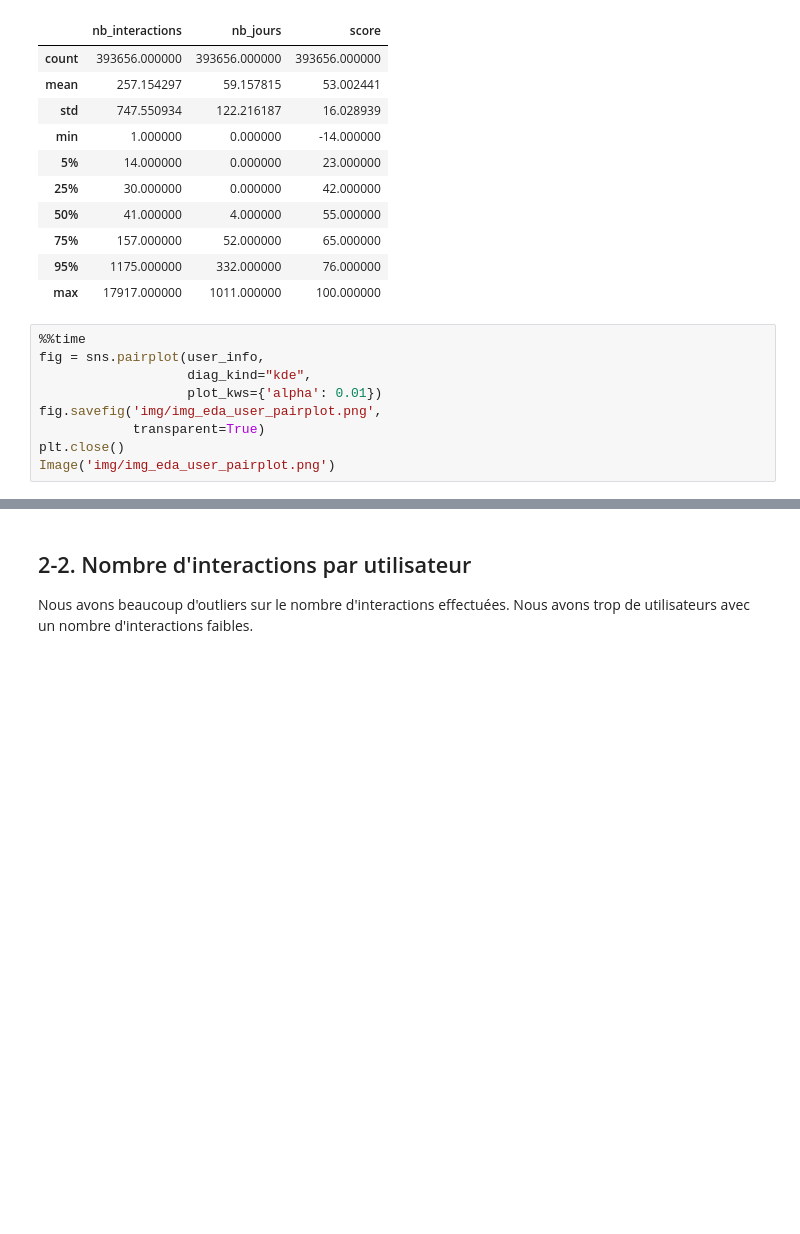
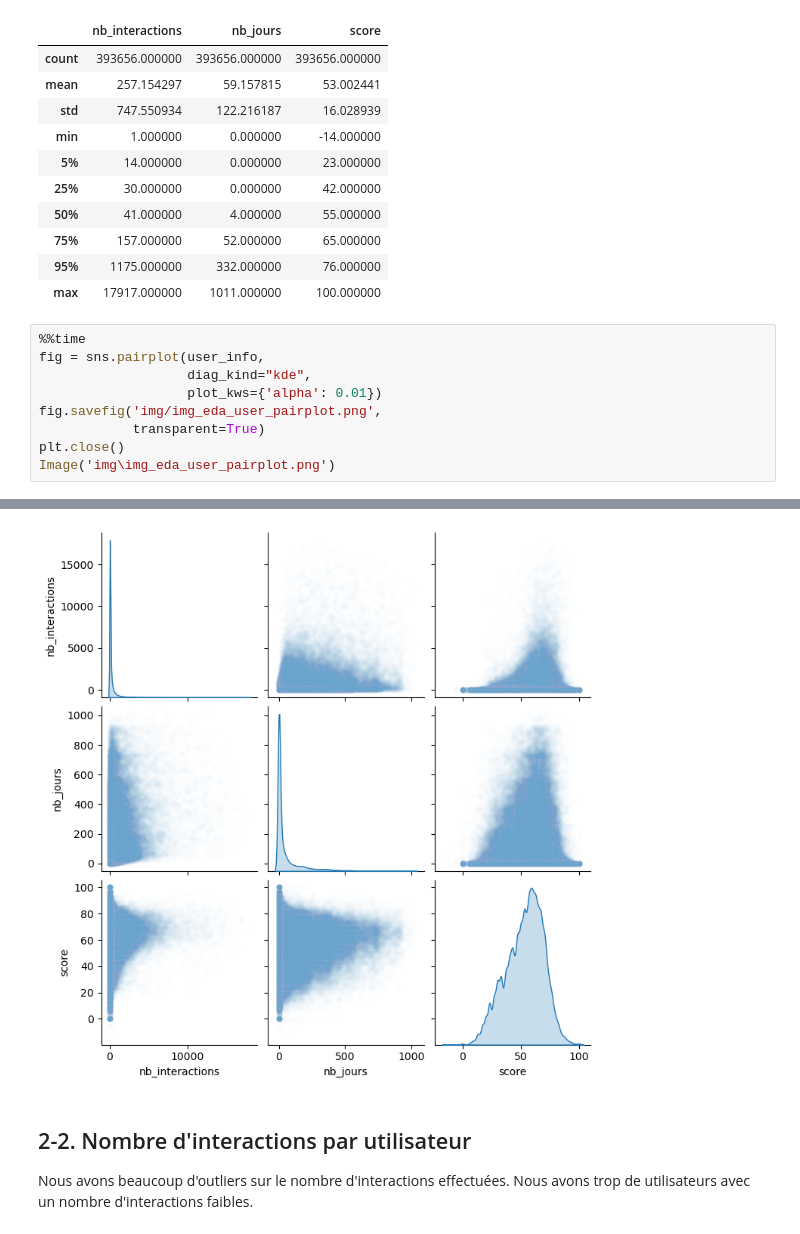
Before and after one commit to Adrian1903/Participez-a-une-competition-Kaggle, a Jupyter notebook: dev/01_nettoyage.ipynb, the cells around one changed output, grey strips where cells are left out. Saved outputs shown, nothing was run; the diff lists cells and outputs as text; blank space fills up the shorter version.

```diff
--- a/dev/01_nettoyage.ipynb
+++ b/dev/01_nettoyage.ipynb
@@ -142,5 +142,5 @@ fig = sns.pairplot(user_info,
 fig.savefig('img/img_eda_user_pairplot.png',
             transparent=True)
 plt.close()
-Image('img/img_eda_user_pairplot.png')
+Image('img\img_eda_user_pairplot.png')
 # %% [output]
@@ -148,3 +148,4 @@ FileNotFoundError: [Errno 2] No such file or directory: 'img/img_eda_user_pairpl
+[figure, added]
 # %% [markdown]
 ## 2-2. Nombre d'interactions par utilisateur
 Nous avons beaucoup d'outliers sur le nombre d'interactions effectuées. Nous avons trop de utilisateurs avec un nombre d'interactions faibles.
```
Also changed, not shown: parts of 6 cells of this notebook.
